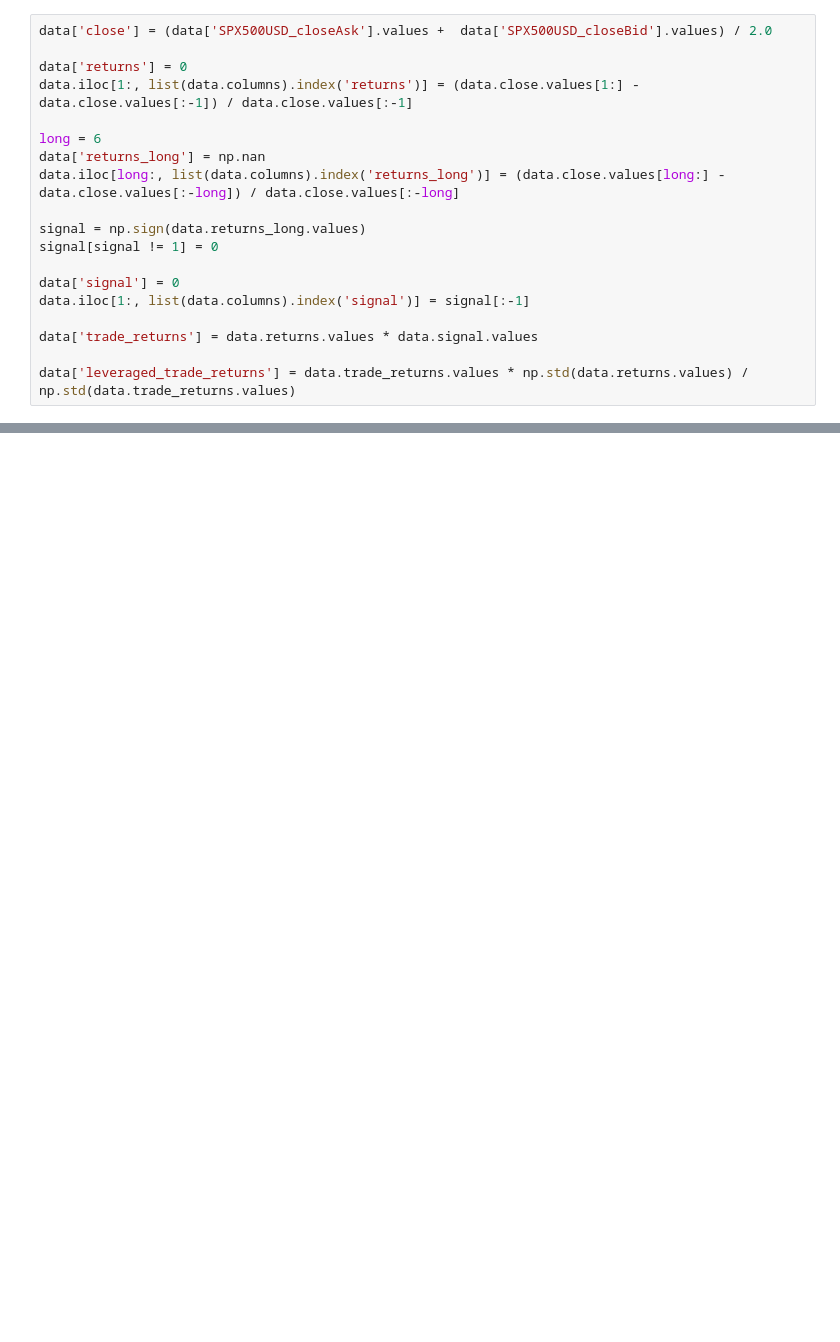
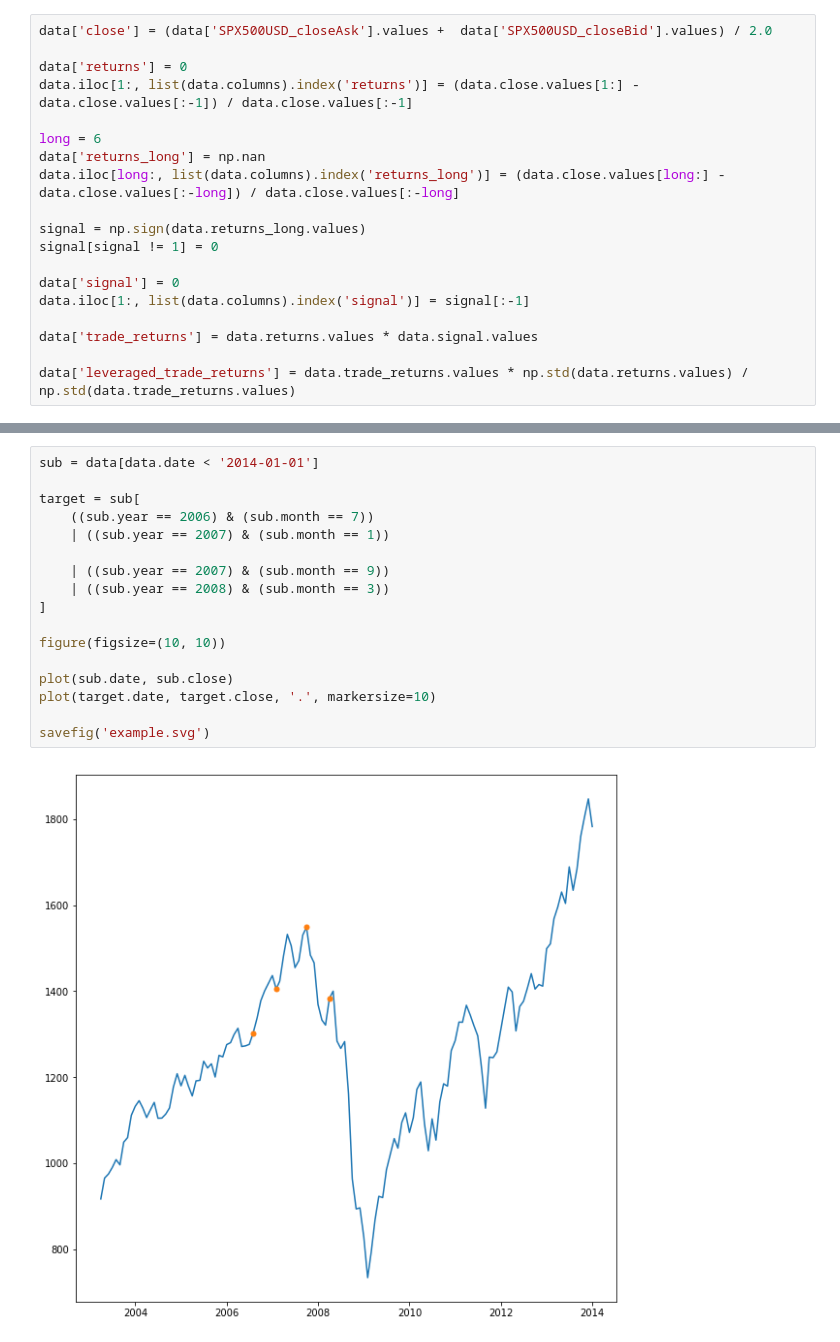
Before and after one commit to robolyst/economicallywoke, a Jupyter notebook: notebooks/momentum/Untitled.ipynb, the cells around one changed output, grey strips where cells are left out. Saved outputs shown, nothing was run; the diff lists cells and outputs as text; blank space fills up the shorter version.

```diff
--- a/notebooks/momentum/Untitled.ipynb
+++ b/notebooks/momentum/Untitled.ipynb
@@ -39 +46,20 @@ data['leveraged_trade_returns'] = data.trade_returns.values * np.std(data.return
+# %%
+sub = data[data.date < '2014-01-01']
+
+target = sub[
+    ((sub.year == 2006) & (sub.month == 7))
+    | ((sub.year == 2007) & (sub.month == 1))
+
+    | ((sub.year == 2007) & (sub.month == 9))
+    | ((sub.year == 2008) & (sub.month == 3))
+]
+
+figure(figsize=(10, 10))
+
+plot(sub.date, sub.close)
+plot(target.date, target.close, '.', markersize=10)
+
+savefig('example.svg')
+# %% [output]
+[figure, added]
 # %%
```
Also changed, not shown: parts of 3 cells of this notebook, 2 other files.
